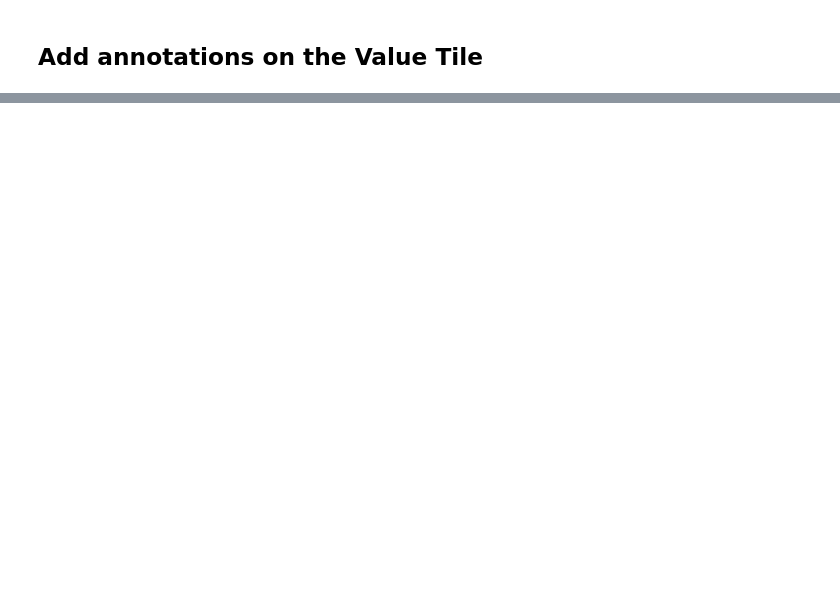
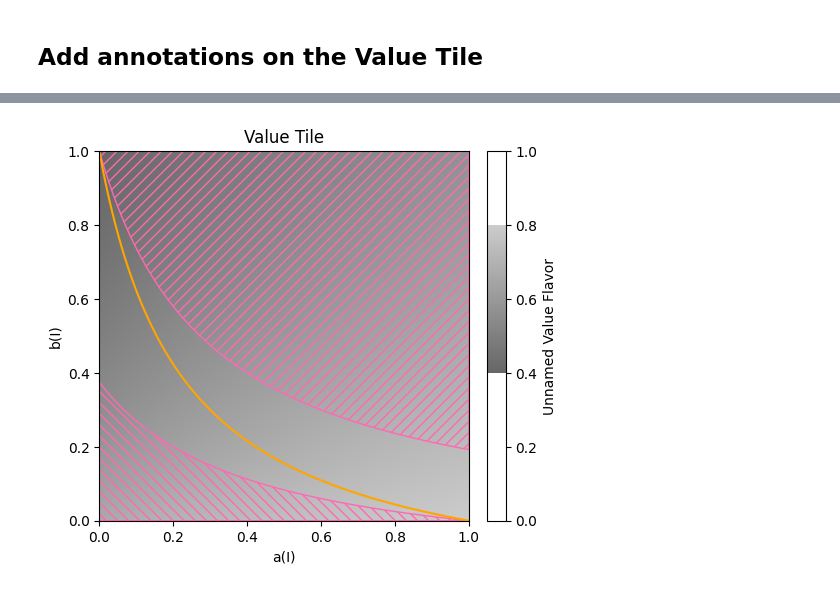
Before and after one commit to uliege-performance/sorbetto, a Jupyter notebook: examples/value_tile.ipynb, the cells around one changed output, grey strips where cells are left out. Saved outputs shown, nothing was run; the diff lists cells and outputs as text; code cells hidden in the pictures; blank space fills up the shorter version.

```diff
--- a/examples/value_tile.ipynb
+++ b/examples/value_tile.ipynb
@@ -71,0 +90,14 @@ plt.show()
+# %%
+tile.clearAnnotations()
+
+# Create annotation object to add the locus of performance orderings putting all no-skill performances on an equal footing
+prior_pos = proba_tp + proba_fn
+prior_annotation = AnnotationCurveFixedClassPriors(priorPos=prior_pos, color="orange")
+tile.appendAnnotation(prior_annotation)
+tile.appendAnnotation(AnnotationNegativeSkillZonesFixedClassPriors(prior_pos))
+
+# Draw the Value Tile
+fig, ax = tile.draw()
+plt.show()
+# %% [output]
+[figure, added]
```
Also changed, not shown: parts of 5 cells of this notebook, 3 other files.
